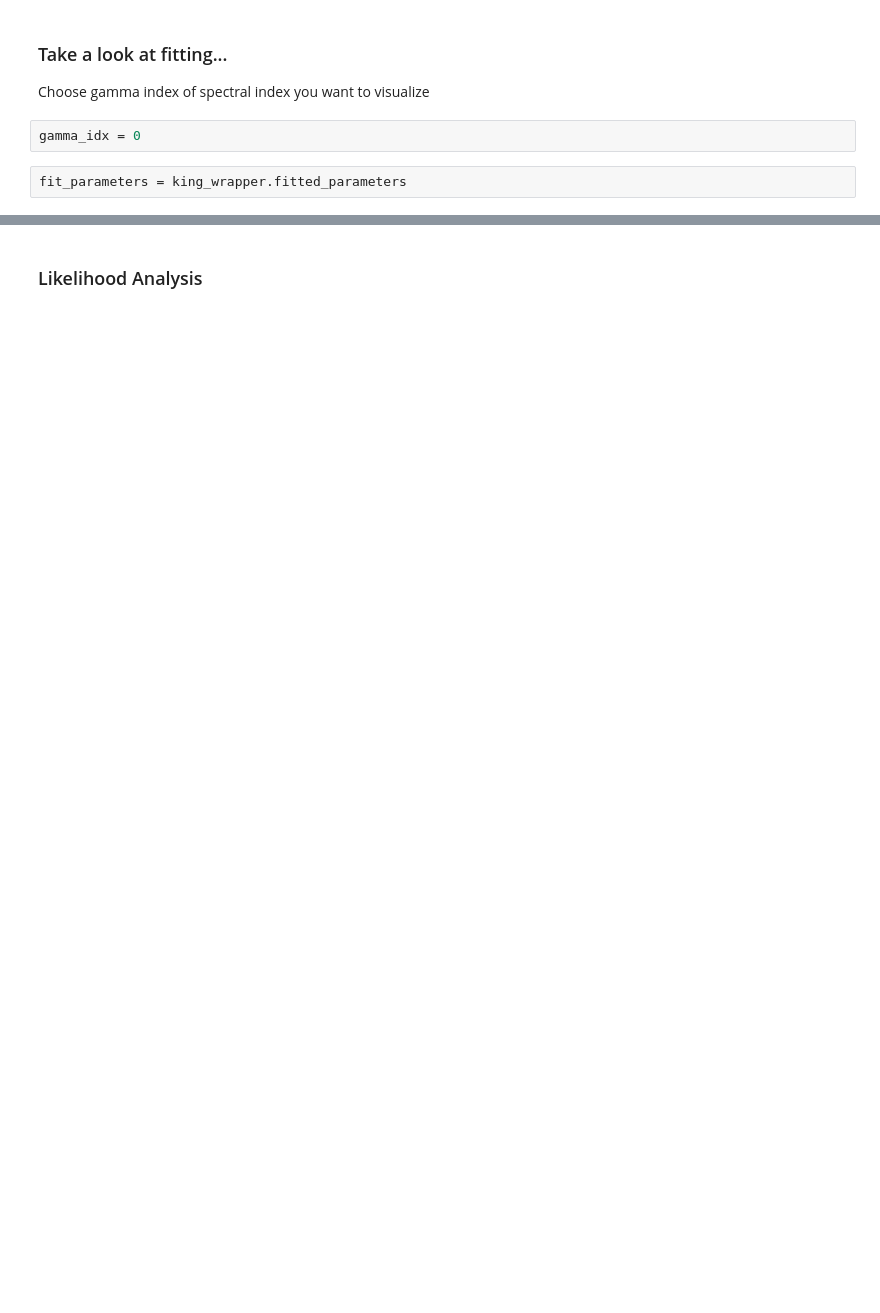
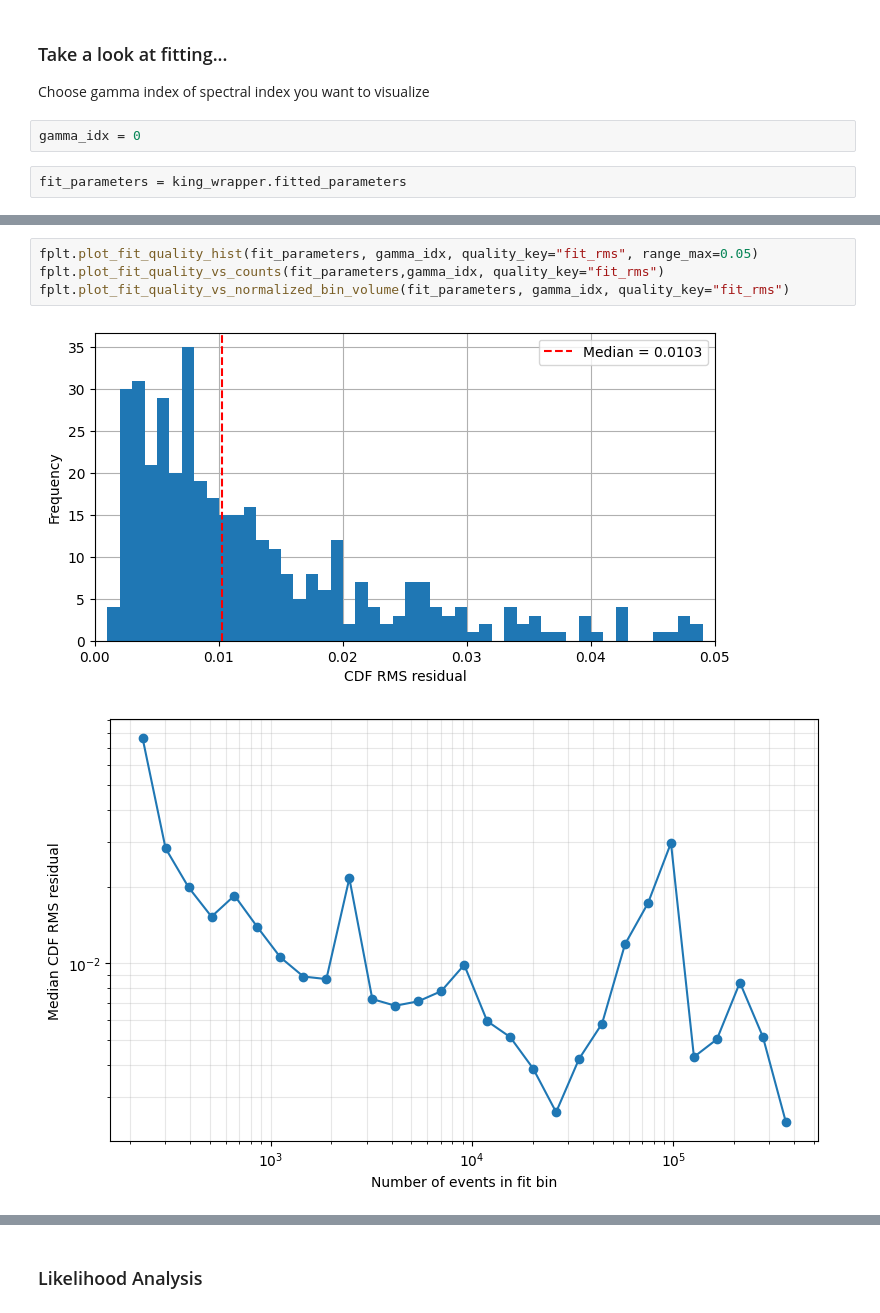
Before and after one commit to ElseSchnabele/kingmaker_fitting_parallization, a Jupyter notebook: likelihood_analysis/notebooks/setup_wrapper.ipynb, the cells around one changed output, grey strips where cells are left out. Cells and saved outputs as stored; diff of their text form; blank space fills up the shorter version.

```diff
--- a/likelihood_analysis/notebooks/setup_wrapper.ipynb
+++ b/likelihood_analysis/notebooks/setup_wrapper.ipynb
@@ -144,0 +160,7 @@ fplt.plot_fit_quality_hist(fit_parameters= fit_parameters, gamma_idx= gamma_idx)
+# %%
+fplt.plot_fit_quality_hist(fit_parameters, gamma_idx, quality_key="fit_rms", range_max=0.05)
+fplt.plot_fit_quality_vs_counts(fit_parameters,gamma_idx, quality_key="fit_rms")
+fplt.plot_fit_quality_vs_normalized_bin_volume(fit_parameters, gamma_idx, quality_key="fit_rms")
+# %% [output]
+[figure, added]
+[figure, added]
```
Also changed, not shown: parts of 24 cells of this notebook, 9 other files.
